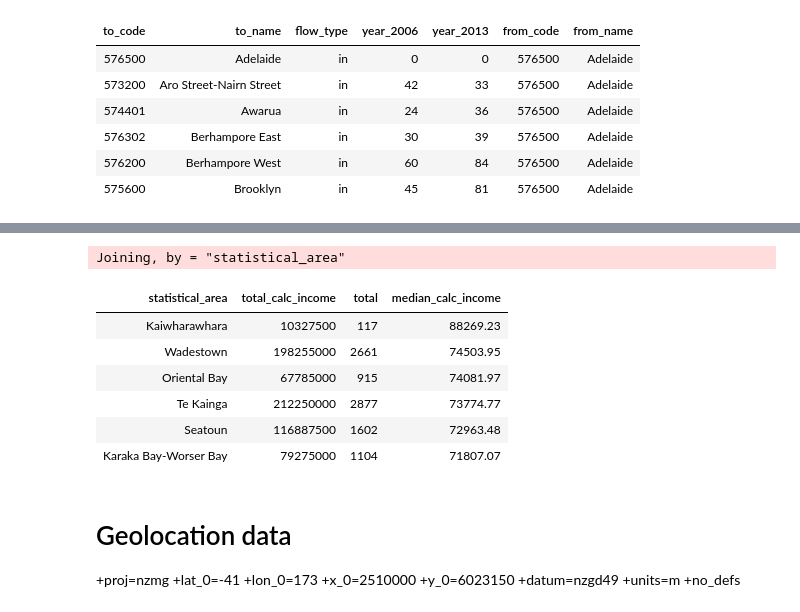
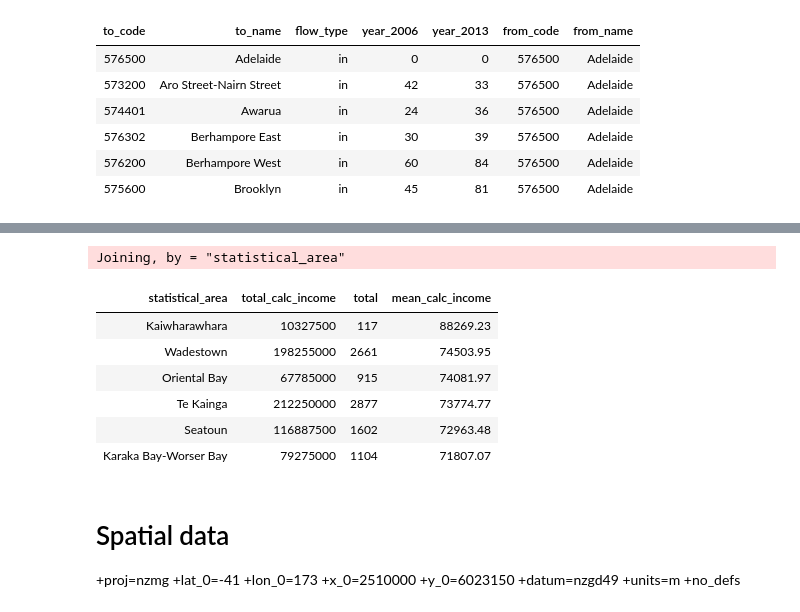
Before and after one commit to shriv/wellington-commutes, a Jupyter notebook: Commuting Flow Analysis.ipynb, the cells around one changed output, grey strips where cells are left out. Drawn from its saved outputs; the diff is of its cells as text; code cells hidden in the pictures.

```diff
--- a/Commuting Flow Analysis.ipynb
+++ b/Commuting Flow Analysis.ipynb
@@ -73,5 +95,5 @@ df_matrix %>% head()
 # %%
-income_df <- read.csv("data//wellington-city-ta-personal-income-bracket.csv", sep=';')
+income_df <- read.csv("data//wellington-city-ta-personal-income-bracket.csv", sep=';', strip.white=T)
 income_df <- tibble::rownames_to_column(income_df)
 # %%
 income_df %>% head()
@@ -94,7 +116,9 @@ income_vals <- income_df[,5:19]
 salary_levels <- colnames(income_vals)
 income_vals <- as.data.frame(sapply( income_vals, factorToNum ));
 income_vals$statistical_area <- income_df$rowname
+
+
 people <-  income_df[, 20];
 people <- as.data.frame(sapply(people, factorToNum));
 colnames(people) <- c('total')
-people$statistical_area <- income_df$rowname
+people$statistical_area <- as.factor(income_df$rowname)
@@ -119,7 +125,5 @@ Warning message in FUN(X[[i]], ...):
 # %%
-income_mid <- c(0, seq(2500, 40000, 5000), seq(45000, 70000, 10000), 90000, 125000, 200000)
-income_mid
-income_numeric <- as.data.frame(income_mid)
+income_numeric <- data.frame(income_mid = c(0, seq(2500, 40000, 5000), seq(45000, 70000, 10000), 90000, 125000, 200000))
 income_numeric$salary_levels <- salary_levels
-income_numeric
+income_numeric %>% head()
 # %% [output]
@@ -144,5 +137,7 @@ income_numeric
 # %%
-income_by_statistical_area<- melt(income_vals)
-income_by_statistical_area <- inner_join(income_by_statistical_area, income_numeric, by = c("variable" = "salary_levels"))
+income_by_statistical_area <- melt(income_vals)
+income_by_statistical_area <- inner_join(income_by_statistical_area,
+                                         income_numeric,
+                                         by = c("variable" = "salary_levels"))
 # %% [output]
 Using statistical_area as id variables
@@ -151,14 +144,17 @@ Warning message:
 # %%
-income_by_statistical_area %>%
-group_by(statistical_area) %>%
-summarise(total_calc_income = sum(value * income_mid)) %>%
-inner_join(people) %>%
-mutate(median_calc_income = total_calc_income / total) %>%
-arrange(desc(median_calc_income)) %>%
-head()
+mean_income_df <- income_by_statistical_area %>%
+                    filter(statistical_area %in% df_clean$to_name) %>%
+                    group_by(statistical_area) %>%
+                    summarise(total_calc_income = sum(value * income_mid)) %>%
+                    inner_join(people) %>%
+                    mutate(mean_calc_income = total_calc_income / total) %>%
+                    arrange(desc(mean_calc_income))
+
+mean_income_df$statistical_area <- as.factor(mean_income_df$statistical_area)
+mean_income_df %>% head()
 # %% [output]
 Joining, by = "statistical_area"
-| statistical_area | total_calc_income | total | median_calc_income |
+| statistical_area | total_calc_income | total | mean_calc_income |
 | Kaiwharawhara | 10327500 | 117 | 88269.23 |
 | Wadestown | 198255000 | 2661 | 74503.95 |
 | Oriental Bay | 67785000 | 915 | 74081.97 |
@@ -166,5 +162,5 @@ Joining, by = "statistical_area"
 | Seatoun | 116887500 | 1602 | 72963.48 |
 | Karaka Bay-Worser Bay | 79275000 | 1104 | 71807.07 |
 # %% [markdown]
-# Geolocation data
+# Spatial data
 +proj=nzmg +lat_0=-41 +lon_0=173 +x_0=2510000 +y_0=6023150 +datum=nzgd49 +units=m +no_defs
```
Also changed, not shown: parts of 31 cells of this notebook.
